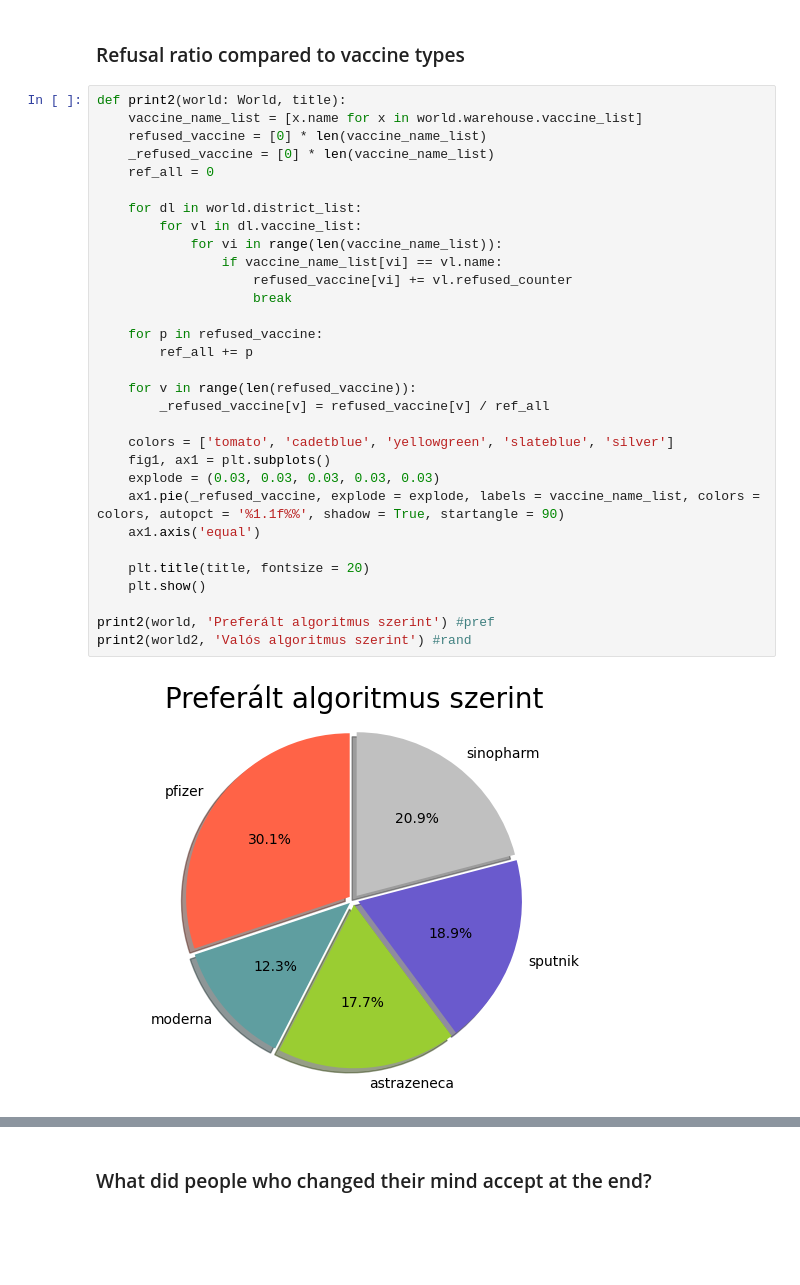
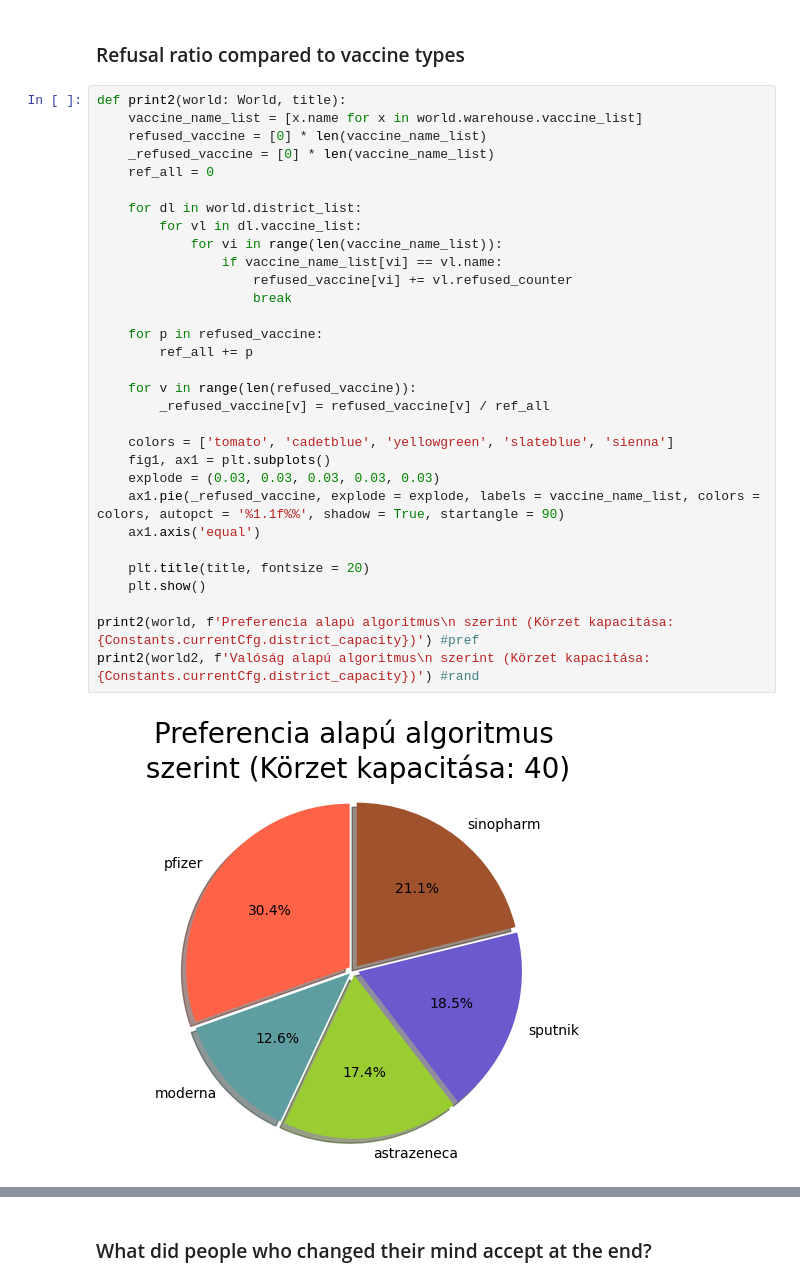
Before and after one commit to papel1/COVIDsim, a Jupyter notebook: Tests.ipynb, the cells around one changed output, grey strips where cells are left out. Drawn from its saved outputs; the diff is of its cells as text; blank space fills up the shorter version.

```diff
--- a/Tests.ipynb
+++ b/Tests.ipynb
@@ -194,33 +230,33 @@ print1(world2, 'Valós algoritmus szerint') #rand
 # %%
 def print2(world: World, title):
     vaccine_name_list = [x.name for x in world.warehouse.vaccine_list]
     refused_vaccine = [0] * len(vaccine_name_list)
     _refused_vaccine = [0] * len(vaccine_name_list)
     ref_all = 0
 
     for dl in world.district_list:
         for vl in dl.vaccine_list:
             for vi in range(len(vaccine_name_list)):
                 if vaccine_name_list[vi] == vl.name:
                     refused_vaccine[vi] += vl.refused_counter
                     break
 
     for p in refused_vaccine:
         ref_all += p
 
     for v in range(len(refused_vaccine)):
         _refused_vaccine[v] = refused_vaccine[v] / ref_all
 
-    colors = ['tomato', 'cadetblue', 'yellowgreen', 'slateblue', 'silver']
+    colors = ['tomato', 'cadetblue', 'yellowgreen', 'slateblue', 'sienna']
     fig1, ax1 = plt.subplots()
     explode = (0.03, 0.03, 0.03, 0.03, 0.03)
     ax1.pie(_refused_vaccine, explode = explode, labels = vaccine_name_list, colors = colors, autopct = '%1.1f%%', shadow = True, startangle = 90)
     ax1.axis('equal')
 
     plt.title(title, fontsize = 20)
     plt.show()
 
-print2(world, 'Preferált algoritmus szerint') #pref
-print2(world2, 'Valós algoritmus szerint') #rand
+print2(world, f'Preferencia alapú algoritmus\n szerint (Körzet kapacitása: {Constants.currentCfg.district_capacity})') #pref
+print2(world2, f'Valóság alapú algoritmus\n szerint (Körzet kapacitása: {Constants.currentCfg.district_capacity})') #rand
 # %% [output]
-[figure, old version]
+[figure, new version]
```
Also changed, not shown: parts of 17 cells of this notebook, 59 other files.
